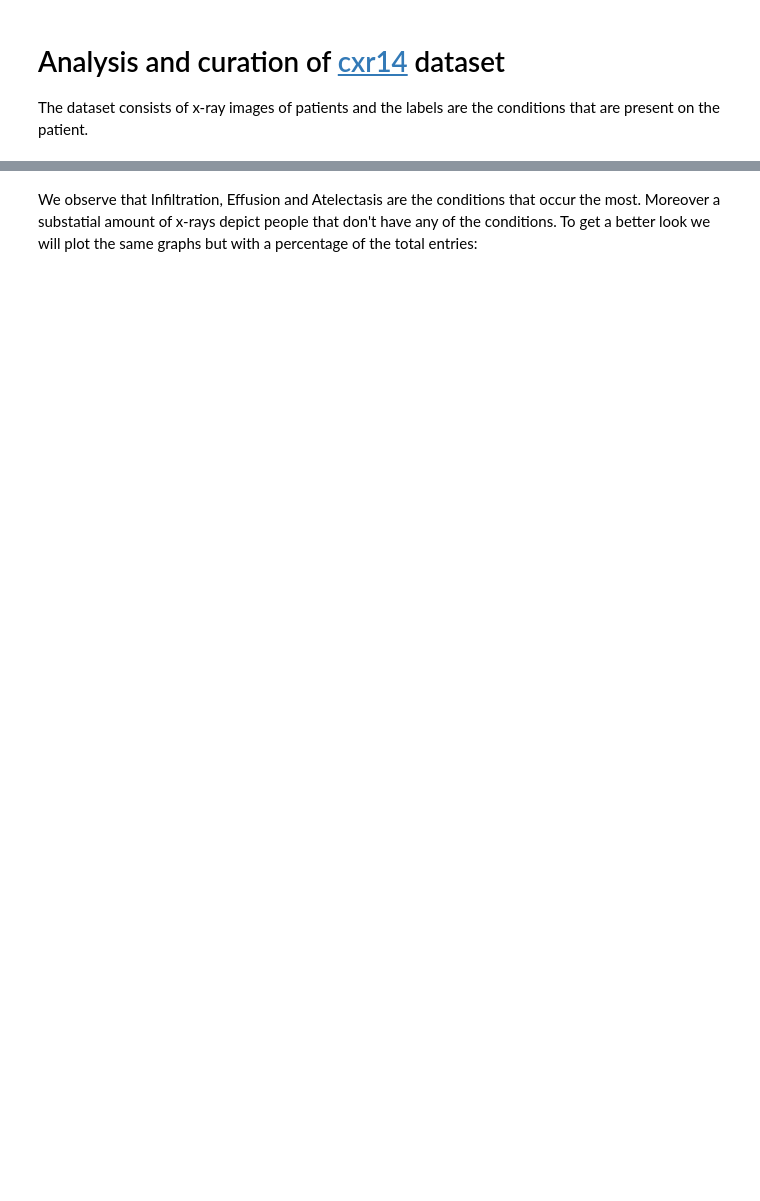
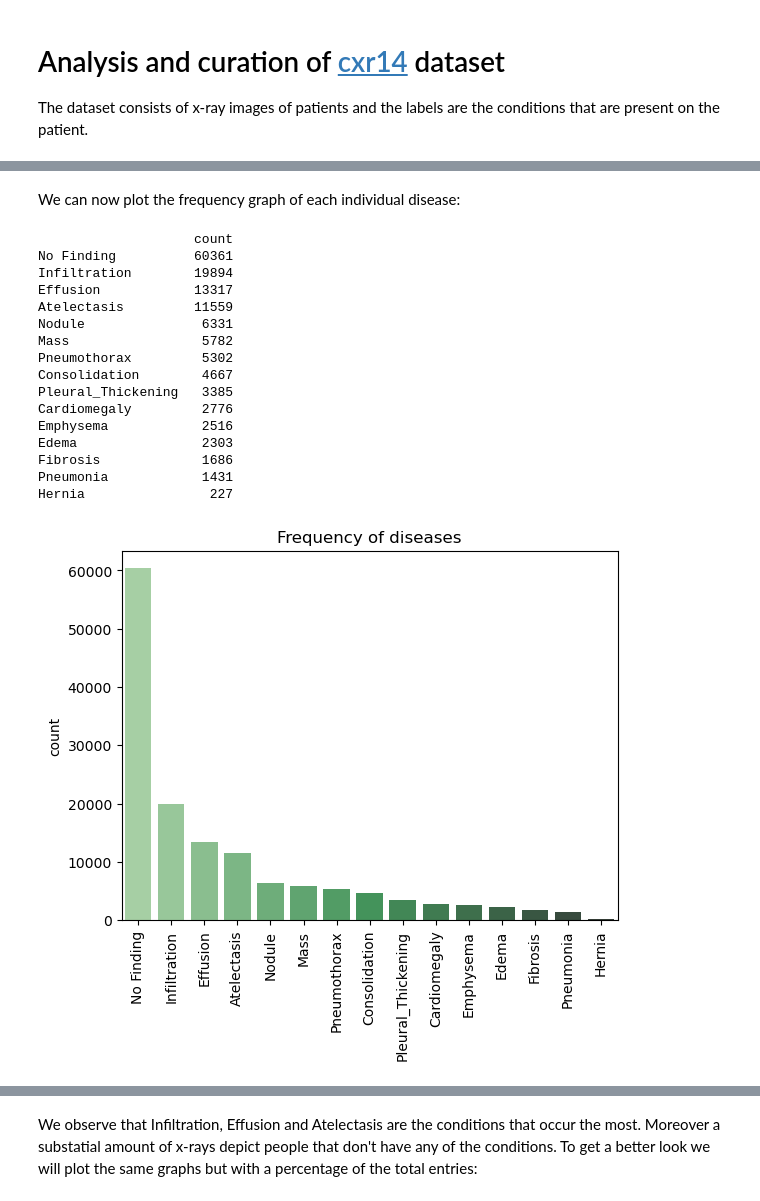
Before and after one commit to ppapageo/chest-xray, a Jupyter notebook: explore.ipynb, the cells around one changed output, grey strips where cells are left out. Drawn from its saved outputs; the diff is of its cells as text; code cells hidden in the pictures; blank space fills up the shorter version.

```diff
--- a/explore.ipynb
+++ b/explore.ipynb
@@ -25,7 +25,8 @@ labels = ['Cardiomegaly',
           'Pneumonia',
           'Fibrosis',
           'Edema',
-          'Consolidation']
+          'Consolidation',
+          'No Finding']
 labels.sort()
 print(labels)
 
@@ -78,0 +98,32 @@ frequencies_with_no_condition = plot_freq_old(labels + ['No Finding'],df,'Findin
+# %% [markdown]
+We can now plot the frequency graph of each individual disease:
+# %%
+label_count = df[labels].sum().to_frame('count').sort_values(['count'], ascending=False)
+print(label_count)
+
+sns.barplot(x = label_count.index, y='count', data=label_count, palette="Greens_d")
+plt.xticks(rotation = 90)
+plt.title('Frequency of diseases')
+plt.show()
+sns.barplot(x = label_count.index.drop('No Finding'), y='count', data=label_count.drop('No Finding'), palette="Greens_d")
+plt.xticks(rotation = 90)
+plt.title('Frequency of diseases (without no finding)')
+plt.show()
+# %% [output]
+                    count
+No Finding          60361
+Infiltration        19894
+Effusion            13317
+Atelectasis         11559
+Nodule               6331
+Mass                 5782
+Pneumothorax         5302
+Consolidation        4667
+Pleural_Thickening   3385
+Cardiomegaly         2776
+Emphysema            2516
+Edema                2303
+Fibrosis             1686
+Pneumonia            1431
+Hernia                227
+[figure, added]
```
Also changed, not shown: parts of 13 cells of this notebook.
